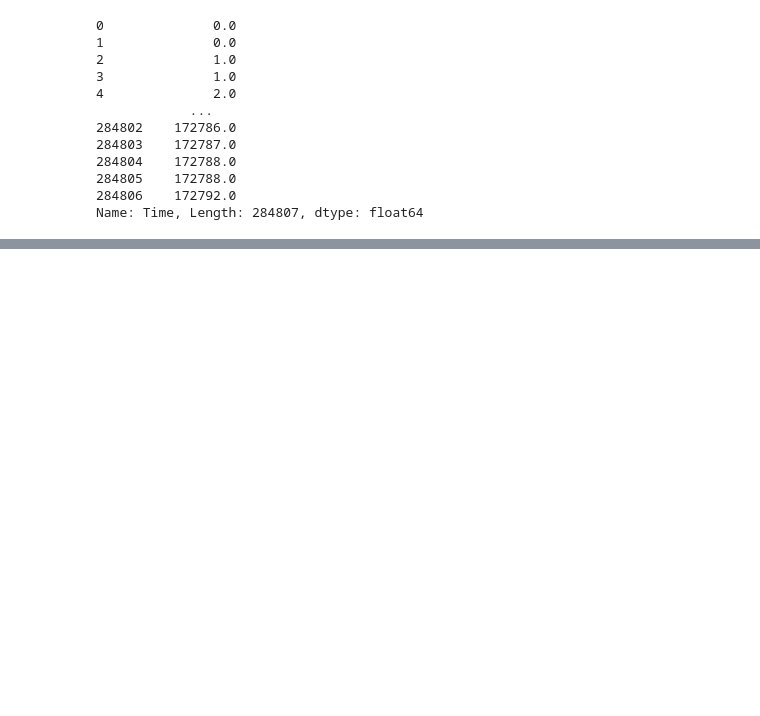
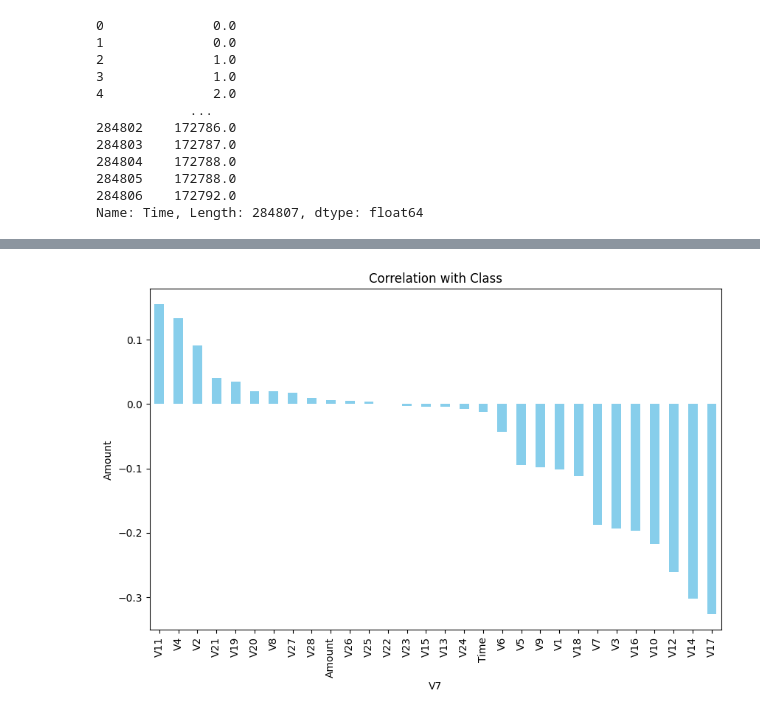
Before and after one commit to sweeksss/CreditCardFraudDetection, a Jupyter notebook: fraud_detection_model_isolationforest.ipynb, the cells around one changed output, grey strips where cells are left out. Cells and saved outputs as stored; diff of their text form; code cells hidden in the pictures; blank space fills up the shorter version.

```diff
--- a/fraud_detection_model_isolationforest.ipynb
+++ b/fraud_detection_model_isolationforest.ipynb
@@ -170,0 +217,16 @@ Name: Time, Length: 284807, dtype: float64
+# %%
+import pandas as pd
+import matplotlib.pyplot as plt
+
+# Assuming your dataset is stored in a DataFrame called 'df'
+correlation_with_class = df.corr()["Class"].sort_values(ascending=False)
+
+# Plotting the bar chart
+plt.figure(figsize=(10, 6))
+correlation_with_class.drop("Class").plot(kind="bar", color="skyblue")
+plt.title("Correlation with Class")
+plt.xlabel("V7")
+plt.ylabel("Amount")
+plt.show()
+# %% [output]
+[figure, added]
```
Also changed, not shown: parts of 8 cells of this notebook.
